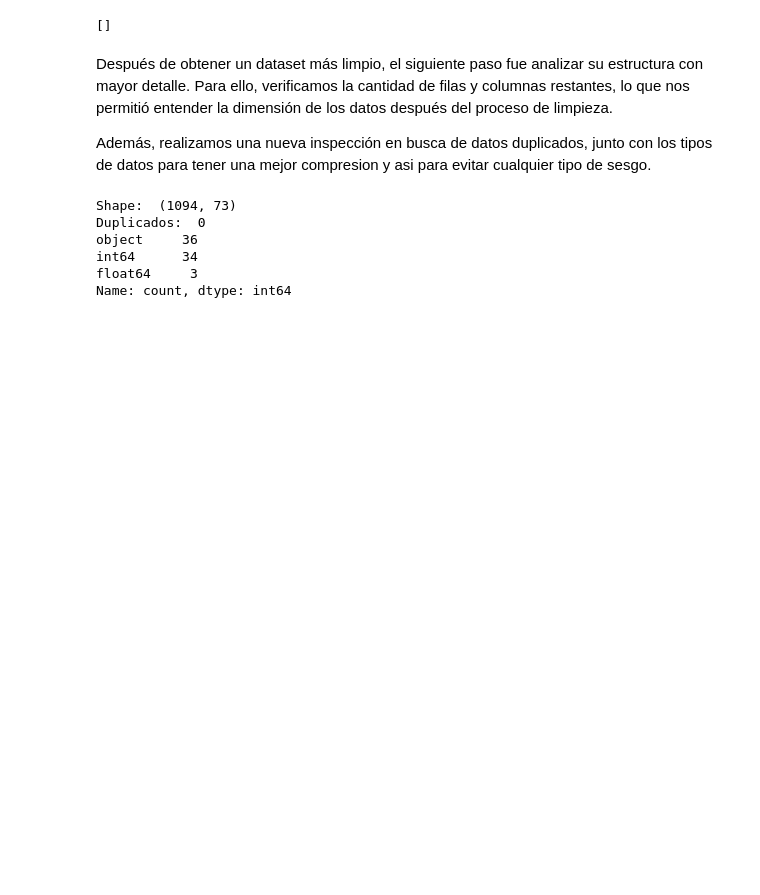
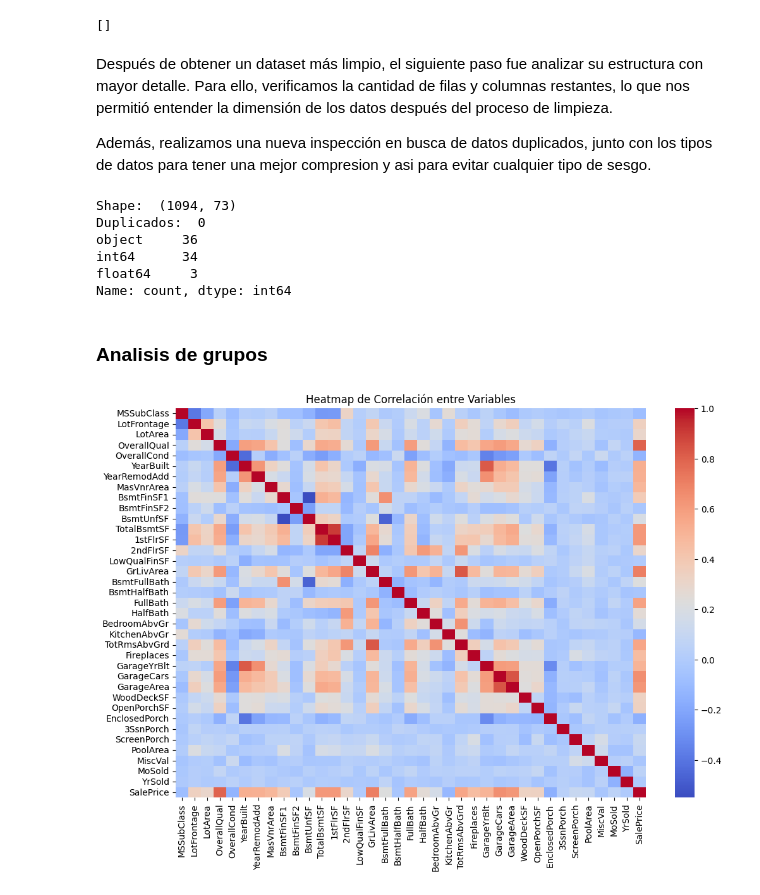
Before and after one commit to DanielRasho/MD-Proyecto2, a Jupyter notebook: main.ipynb, the cells around one changed output. Cells and saved outputs as stored; diff of their text form; code cells hidden in the pictures; blank space fills up the shorter version.

```diff
--- a/main.ipynb
+++ b/main.ipynb
@@ -88,3 +103,18 @@ object     36
 int64      34
 float64     3
 Name: count, dtype: int64
+# %% [markdown]
+### Analisis de grupos
+# %%
+df_numeric = df_cleaned.select_dtypes(include=['int64', 'float64'])
+
+correlation_matrix = df_numeric.corr()
+
+# Graficar el heatmap de correlaciones
+plt.figure(figsize=(12, 8))
+sns.heatmap(correlation_matrix, cmap="coolwarm", annot=False, fmt=".2f")
+
+plt.title("Heatmap de Correlación entre Variables")
+plt.show()
+# %% [output]
+[figure, added]
```
Also changed, not shown: parts of 21 cells of this notebook.
